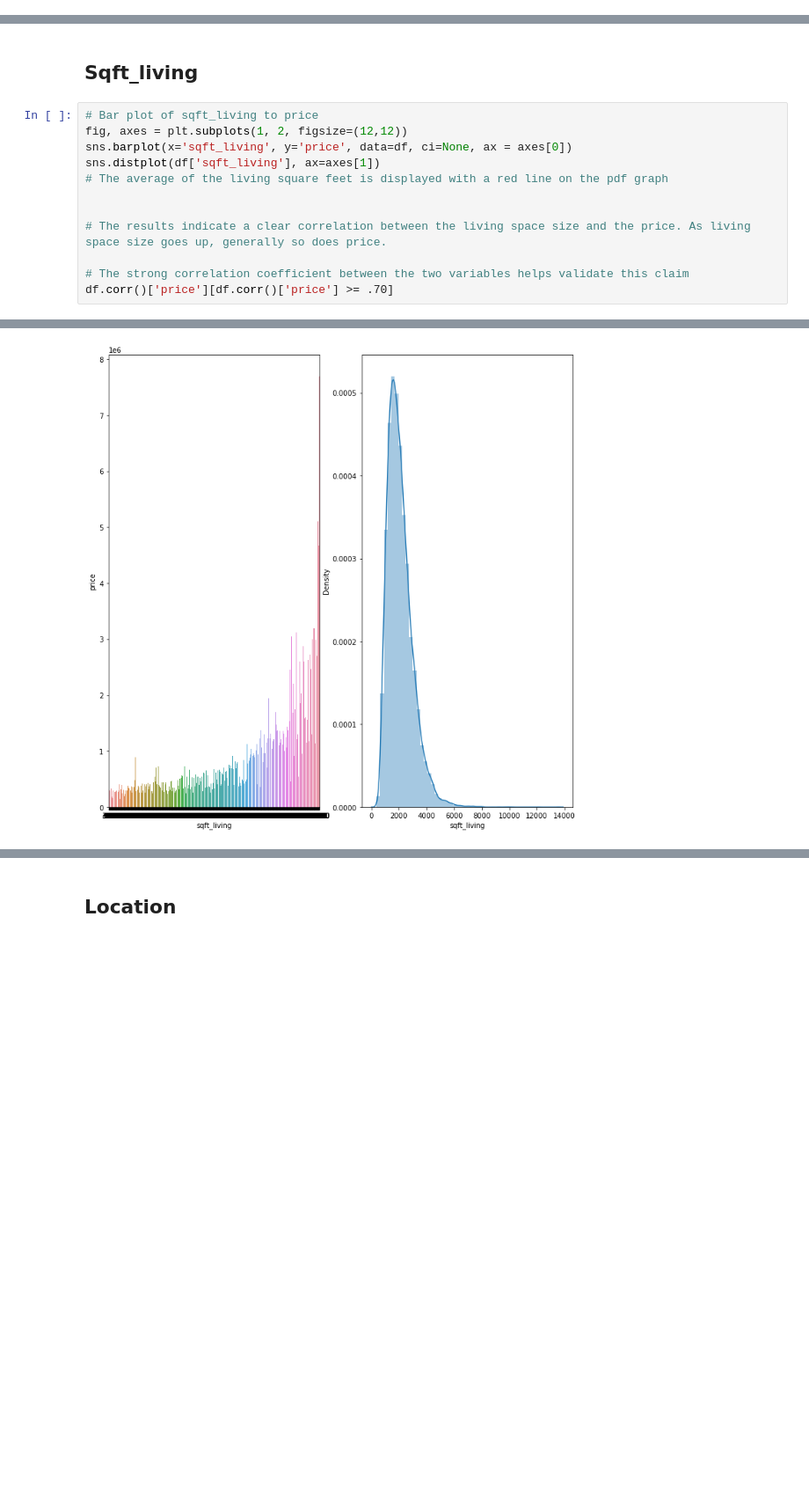
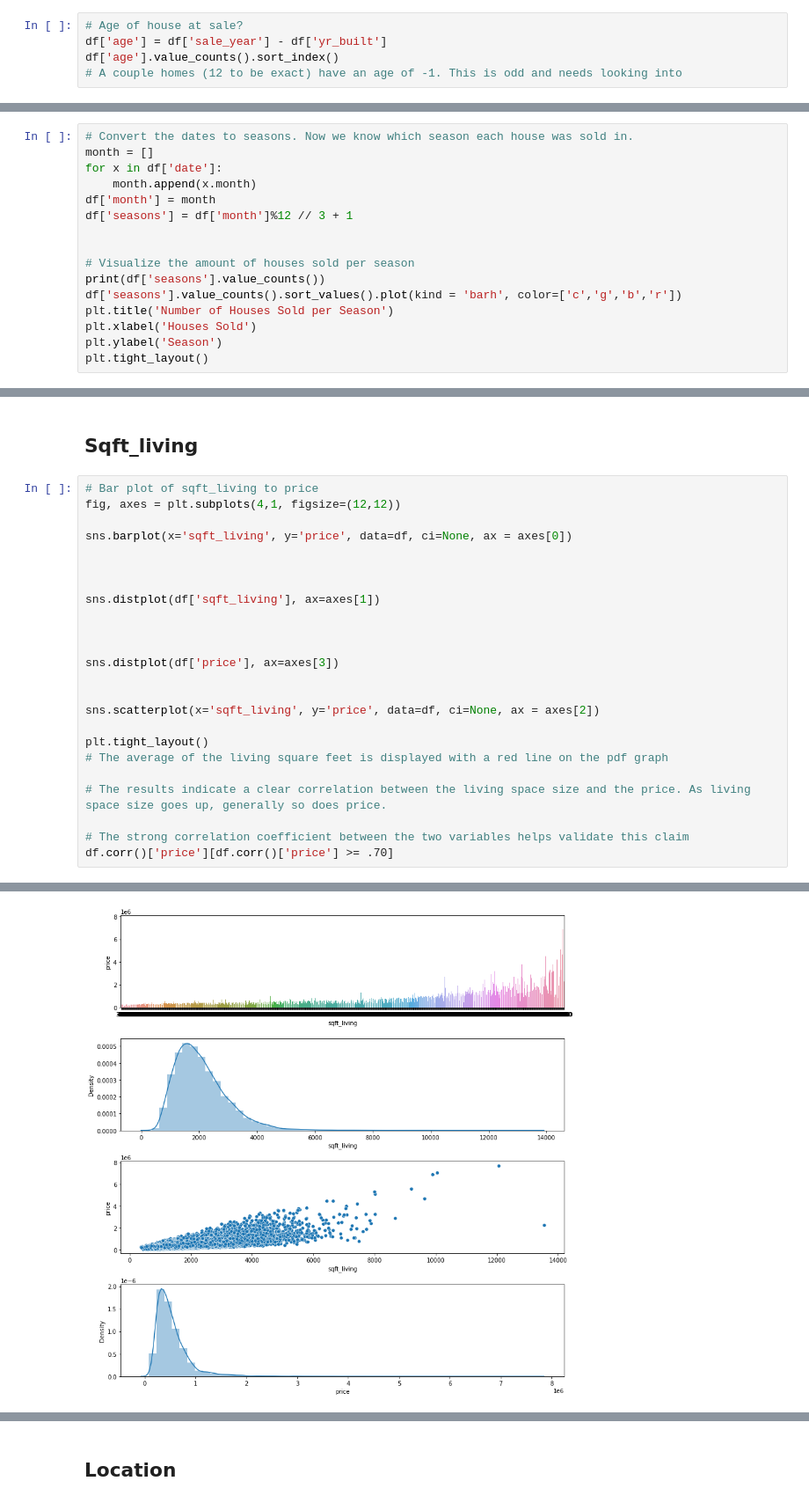
Before and after one commit to CamLadd/Housing_analysis_project, a Jupyter notebook: Data_cleaning.ipynb, the cells around one changed output, grey strips where cells are left out. Shown: that part at 88% size. Saved outputs shown, nothing was run; the diff lists cells and outputs as text; blank space fills up the shorter version.

```diff
--- a/Data_cleaning.ipynb
+++ b/Data_cleaning.ipynb
@@ -164,0 +160,5 @@ AttributeError: 'Series' object has no attribute 'year'
+# %%
+# Age of house at sale?
+df['age'] = df['sale_year'] - df['yr_built']
+df['age'].value_counts().sort_index()
+# A couple homes (12 to be exact) have an age of -1. This is odd and needs looking into
@@ -164,0 +183,16 @@ AttributeError: 'Series' object has no attribute 'year'
+# %%
+# Convert the dates to seasons. Now we know which season each house was sold in.
+month = []
+for x in df['date']:
+    month.append(x.month)
+df['month'] = month
+df['seasons'] = df['month']%12 // 3 + 1
+
+
+# Visualize the amount of houses sold per season
+print(df['seasons'].value_counts())
+df['seasons'].value_counts().sort_values().plot(kind = 'barh', color=['c','g','b','r'])
+plt.title('Number of Houses Sold per Season')
+plt.xlabel('Houses Sold')
+plt.ylabel('Season')
+plt.tight_layout()
@@ -193,11 +249,23 @@ Text(0.5, 1.0, 'Avg Prices per Floor #')
 ## Sqft_living
 # %%
 # Bar plot of sqft_living to price
-fig, axes = plt.subplots(1, 2, figsize=(12,12))
+fig, axes = plt.subplots(4,1, figsize=(12,12))
+
 sns.barplot(x='sqft_living', y='price', data=df, ci=None, ax = axes[0])
+
+
+
 sns.distplot(df['sqft_living'], ax=axes[1])
+
+
+
+sns.distplot(df['price'], ax=axes[3])
+
+
+sns.scatterplot(x='sqft_living', y='price', data=df, ci=None, ax = axes[2])
+
+plt.tight_layout()
 # The average of the living square feet is displayed with a red line on the pdf graph
-
 
 # The results indicate a clear correlation between the living space size and the price. As living space size goes up, generally so does price.
 
@@ -209,2 +277,2 @@ sqft_living    0.701917
 Name: price, dtype: float64
-[figure, old version]
+[figure, new version]
```
Also changed, not shown: parts of 12 cells of this notebook.
